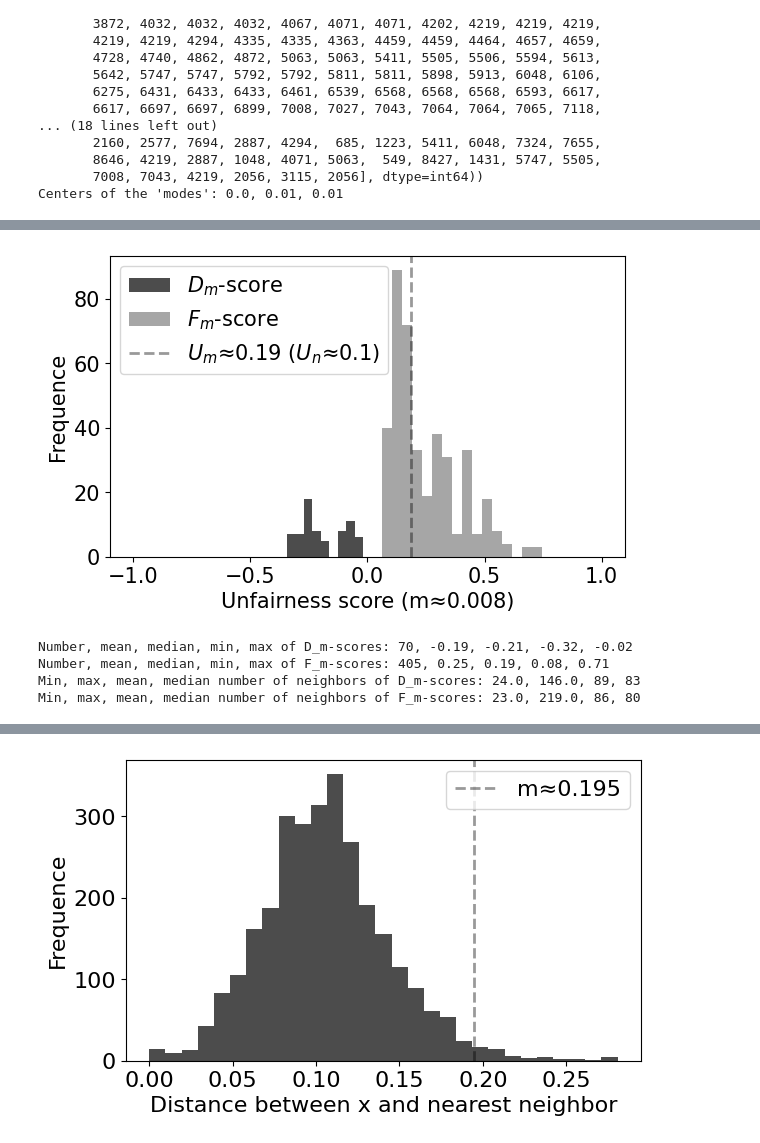
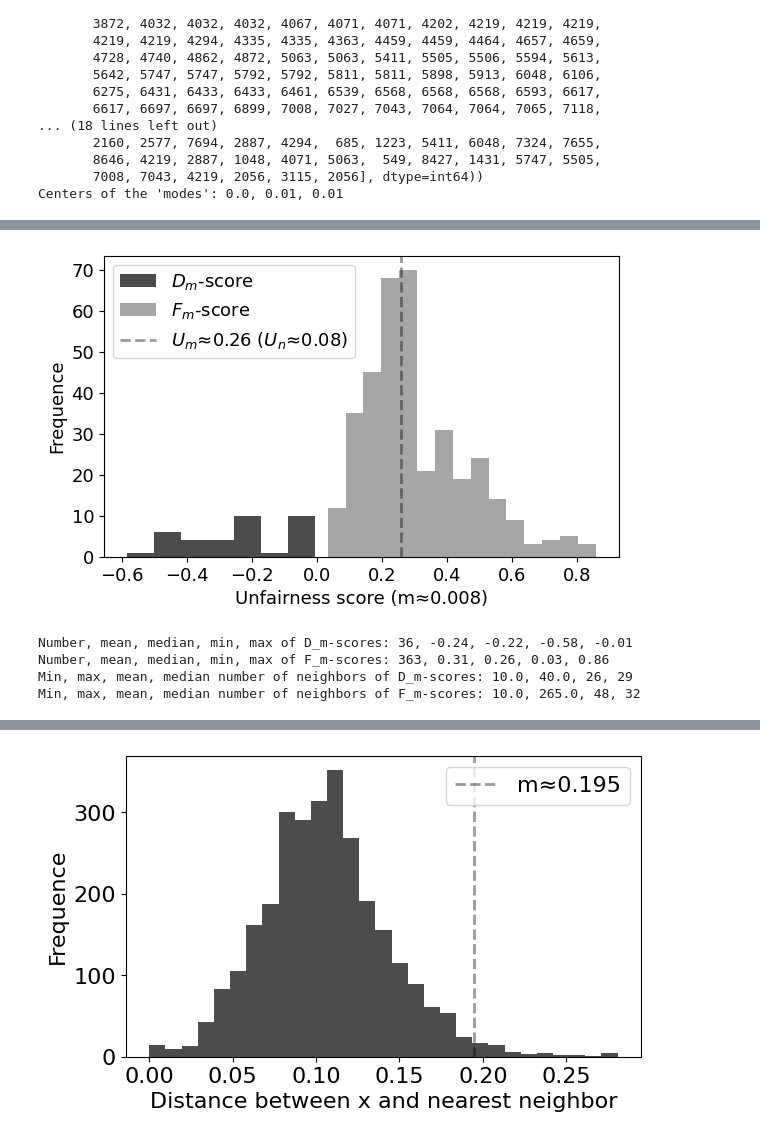
Before and after one commit to python211223/fairness-aware-classification, a Jupyter notebook: fair_classification.ipynb, the cells around one changed output, grey strips where cells are left out. Saved outputs shown, nothing was run; the diff lists cells and outputs as text; code cells hidden in the pictures.

```diff
--- a/fair_classification.ipynb
+++ b/fair_classification.ipynb
@@ -1359,5 +1361,5 @@ Maximum distance and index: 0.13, (array([  35,  197,  347,  363,  416,  458,  4
        7008, 7043, 4219, 2056, 3115, 2056], dtype=int64))
 Centers of the 'modes': 0.0, 0.01, 0.01
 # %%
-d_m_compas, _, _, _ = get_unfair_instances(df_compas.to_numpy(), d_matrix_compas, m_compas, 'compas', 71, plot=1, save=1)
+d_m_compas, _, _, _ = get_unfair_instances(df_compas.to_numpy(), d_matrix_compas, m_compas, 'compas', 74, plot=1, save=1)
 # %% [output]
@@ -1375,11 +1377,11 @@ Min, max, mean, median number of neighbors of F_m-scores: 21.0, 265.0, 94, 79
 # %%
-relabel_deprived(df_compas.to_numpy(), d_m_compas, d_matrix_compas, m_compas, 'compas_rl', 71, save=1)
+relabel_deprived(df_compas.to_numpy(), d_m_compas, d_matrix_compas, m_compas, 'compas_rl', 74, save=1)
 # %% [output]
-[figure, old version]
+[figure, new version]
-Number, mean, median, min, max of D_m-scores: 70, -0.19, -0.21, -0.32, -0.02
-Number, mean, median, min, max of F_m-scores: 405, 0.25, 0.19, 0.08, 0.71
-Min, max, mean, median number of neighbors of D_m-scores: 24.0, 146.0, 89, 83
-Min, max, mean, median number of neighbors of F_m-scores: 23.0, 219.0, 86, 80
+Number, mean, median, min, max of D_m-scores: 36, -0.24, -0.22, -0.58, -0.01
+Number, mean, median, min, max of F_m-scores: 363, 0.31, 0.26, 0.03, 0.86
+Min, max, mean, median number of neighbors of D_m-scores: 10.0, 40.0, 26, 29
+Min, max, mean, median number of neighbors of F_m-scores: 10.0, 265.0, 48, 32
 # %%
 # d_matrix_ar = np.empty(0)
 # m_ar = np.nan
```
Also changed, not shown: parts of 6 cells of this notebook.
